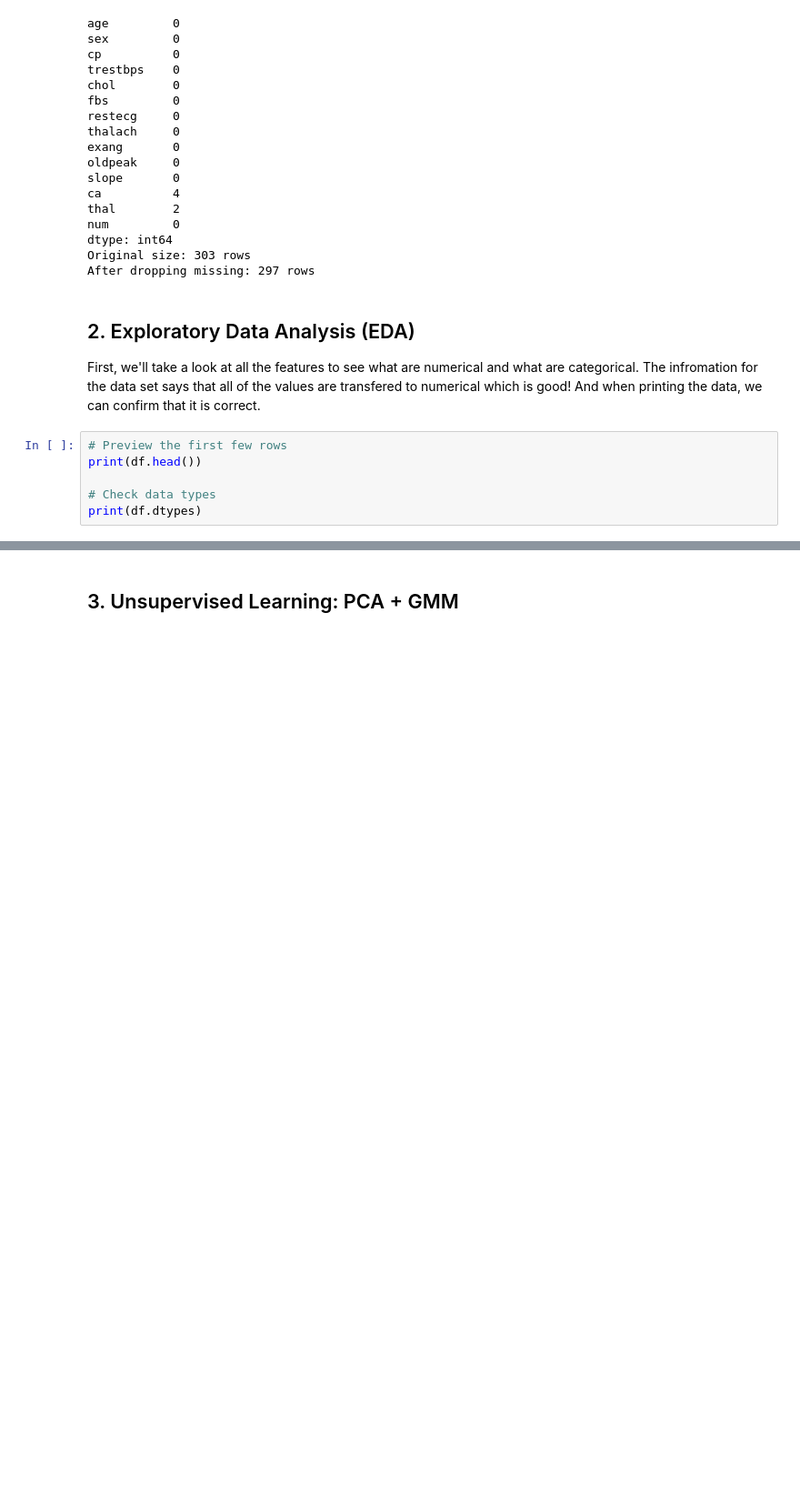
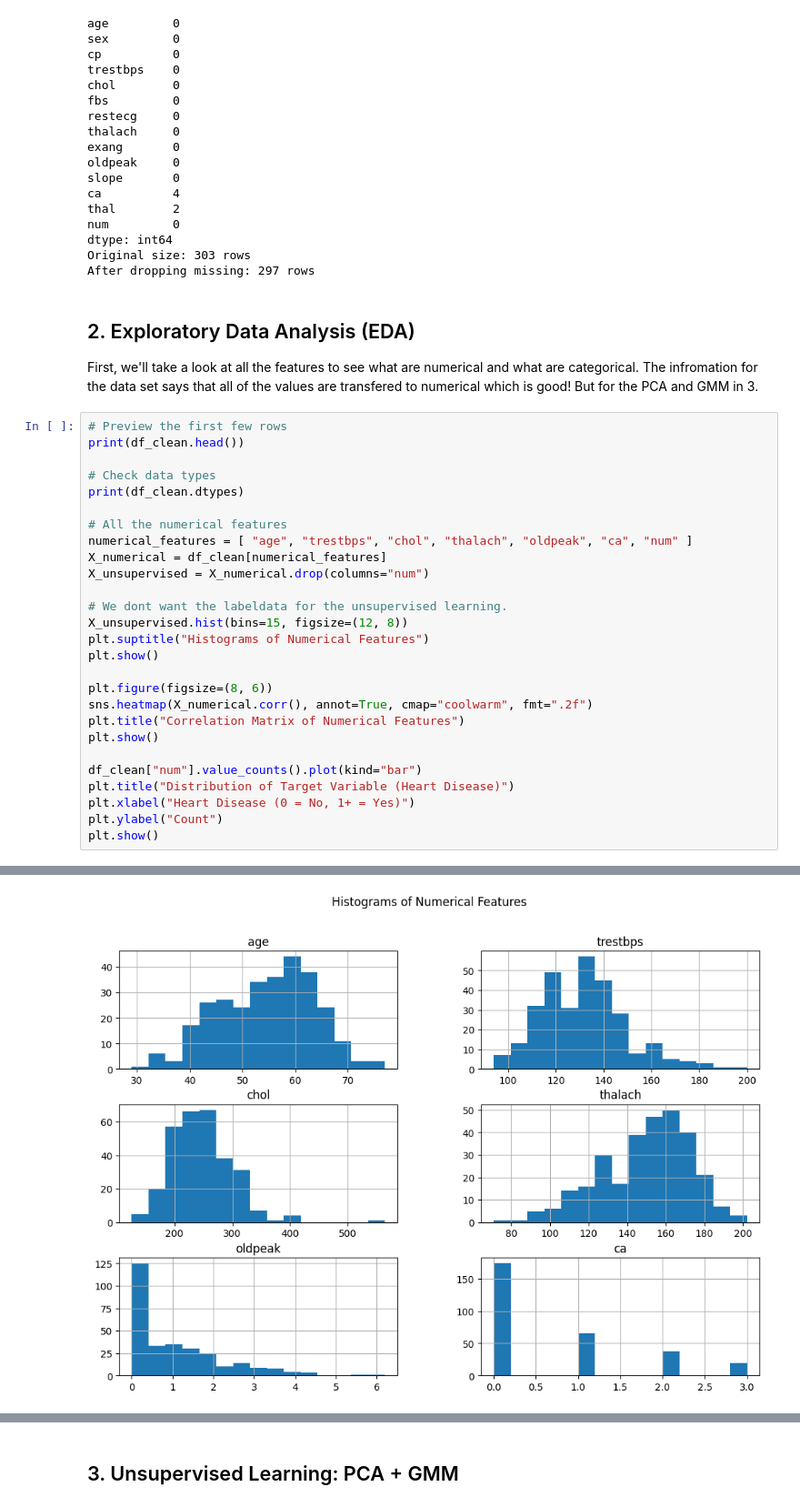
Before and after one commit to asarnoj/DM1590-project, a Jupyter notebook: project.ipynb, the cells around one changed output, grey strips where cells are left out. Shown at 91% size. Cells and saved outputs as stored; diff of their text form; blank space fills up the shorter version.

```diff
--- a/project.ipynb
+++ b/project.ipynb
@@ -54,28 +59,50 @@ After dropping missing: 297 rows
 # %% [markdown]
 ## 2. Exploratory Data Analysis (EDA)
 
-First, we'll take a look at all the features to see what are numerical and what are categorical. The infromation for the data set says that all of the values are transfered to numerical which is good! And when printing the data, we can confirm that it is correct.
+First, we'll take a look at all the features to see what are numerical and what are categorical. The infromation for the data set says that all of the values are transfered to numerical which is good! But for the PCA and GMM in 3.
 # %%
 # Preview the first few rows
-print(df.head())
+print(df_clean.head())
 
 # Check data types
-print(df.dtypes)
+print(df_clean.dtypes)
+
+# All the numerical features
+numerical_features = [ "age", "trestbps", "chol", "thalach", "oldpeak", "ca", "num" ]
+X_numerical = df_clean[numerical_features]
+X_unsupervised = X_numerical.drop(columns="num")
+
+# We dont want the labeldata for the unsupervised learning.
+X_unsupervised.hist(bins=15, figsize=(12, 8))
+plt.suptitle("Histograms of Numerical Features")
+plt.show()
+
+plt.figure(figsize=(8, 6))
+sns.heatmap(X_numerical.corr(), annot=True, cmap="coolwarm", fmt=".2f")
+plt.title("Correlation Matrix of Numerical Features")
+plt.show()
+
+df_clean["num"].value_counts().plot(kind="bar")
+plt.title("Distribution of Target Variable (Heart Disease)")
+plt.xlabel("Heart Disease (0 = No, 1+ = Yes)")
+plt.ylabel("Count")
+plt.show()
 # %% [output]
     age  sex   cp  trestbps   chol  fbs  restecg  thalach  exang  oldpeak  \
 0  63.0  1.0  1.0     145.0  233.0  1.0      2.0    150.0    0.0      2.3
 1  67.0  1.0  4.0     160.0  286.0  0.0      2.0    108.0    1.0      1.5
 2  67.0  1.0  4.0     120.0  229.0  0.0      2.0    129.0    1.0      2.6
 3  37.0  1.0  3.0     130.0  250.0  0.0      0.0    187.0    0.0      3.5
 4  41.0  0.0  2.0     130.0  204.0  0.0      2.0    172.0    0.0      1.4
 
    slope   ca  thal  num
 0    3.0  0.0   6.0    0
 1    2.0  3.0   3.0    2
 2    2.0  2.0   7.0    1
 3    3.0  0.0   3.0    0
 ... (12 lines left out)
 ca          float64
 thal        float64
 num           int64
 dtype: object
+[figure, added]
```
Also changed, not shown: parts of 3 cells of this notebook, 1 other file.
